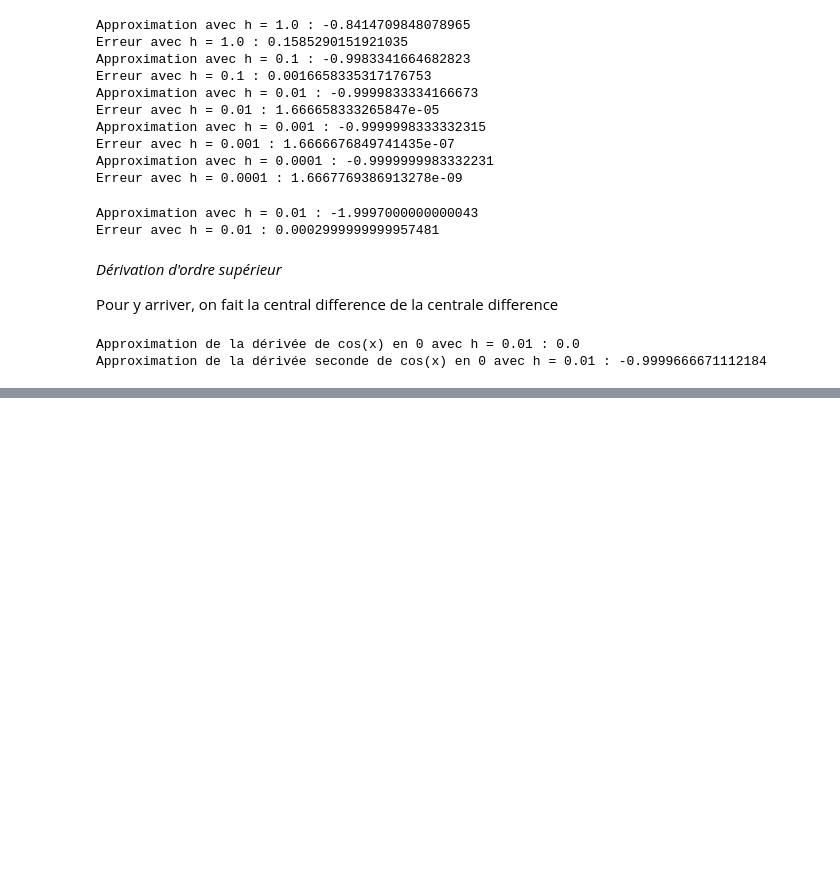
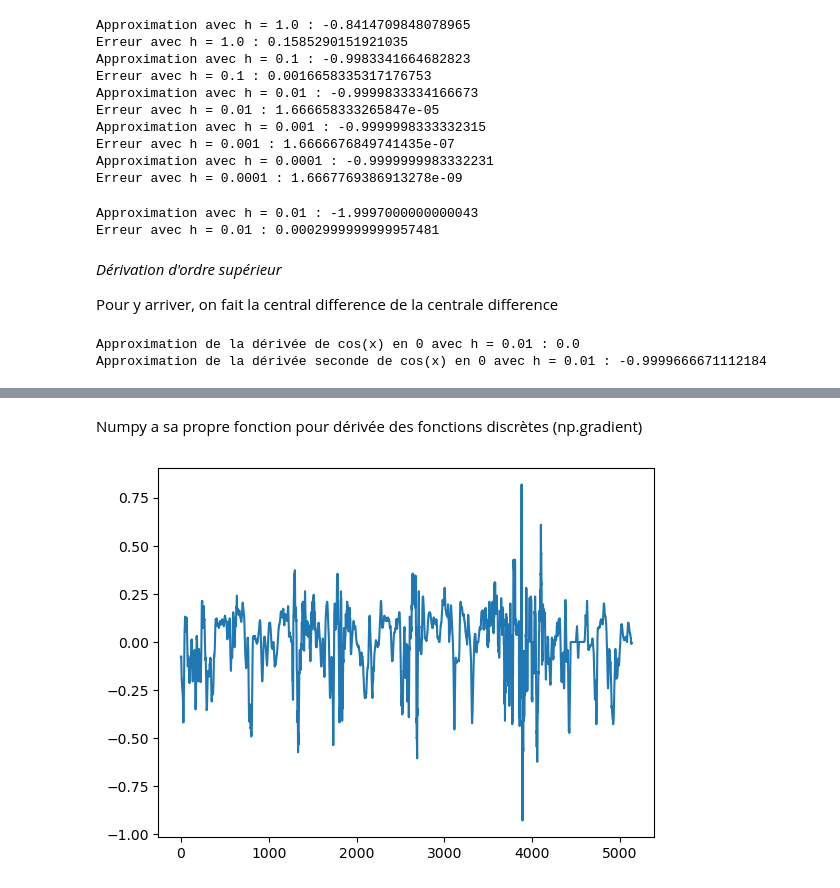
Before and after one commit to Zach3292/Calcul3, a Jupyter notebook: Note de cours.ipynb, the cells around one changed output, grey strips where cells are left out. Saved outputs shown, nothing was run; the diff lists cells and outputs as text; code cells hidden in the pictures; blank space fills up the shorter version.

```diff
--- a/Note de cours.ipynb
+++ b/Note de cours.ipynb
@@ -412,0 +511,21 @@ plt.show()
+# %% [markdown]
+Numpy a sa propre fonction pour dérivée des fonctions discrètes
+    (np.gradient)
+# %%
+data = np.genfromtxt('dataset/elevation.txt')
+
+m = 5
+
+data_moyen = np.zeros_like(data)
+
+for i in range(data_moyen.shape[0]):
+    debut = max(0, i - m)
+    fin = min(data_moyen.shape[0]-1, i + m)
+    data_moyen[i] = np.mean(data[debut:fin+1])
+
+derivee = np.gradient(data_moyen)
+
+plt.plot(derivee)
+plt.show()
+# %% [output]
+[figure, added]
```
Also changed, not shown: parts of 24 cells of this notebook, 6 other files.
